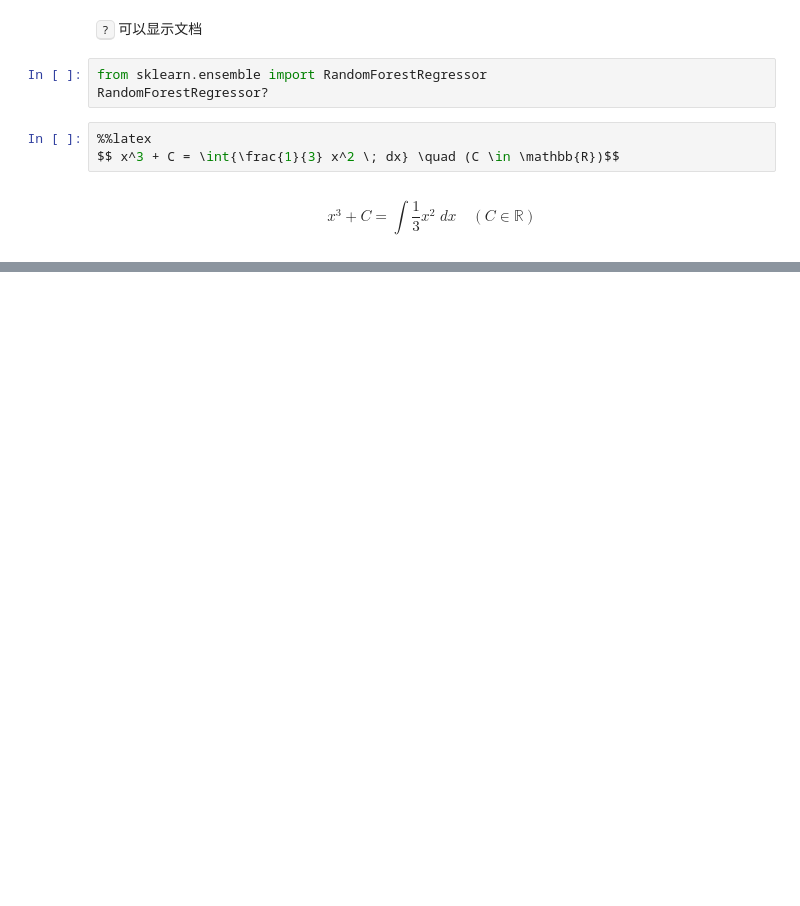
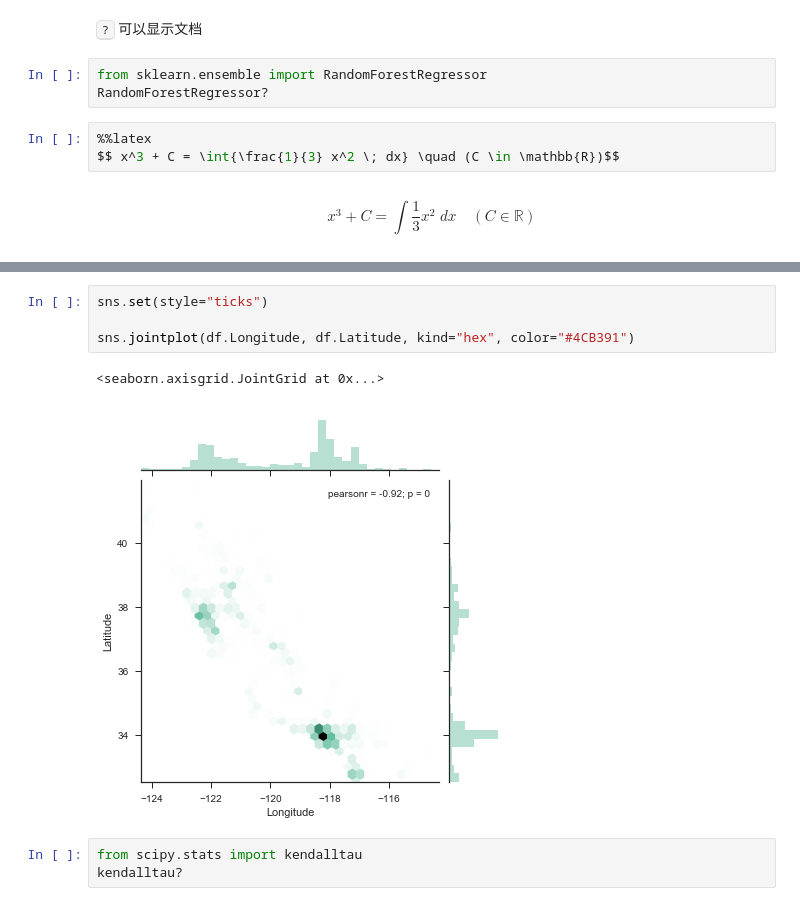
Before and after one commit to KECB/learn, a Jupyter notebook: Learn Jupyter.ipynb, the cells around one changed output, grey strips where cells are left out. Drawn from its saved outputs; the diff is of its cells as text; blank space fills up the shorter version.

```diff
--- a/Learn Jupyter.ipynb
+++ b/Learn Jupyter.ipynb
@@ -130,0 +151,10 @@ $$ x^3 + C = \int{\frac{1}{3} x^2 \; dx} \quad (C \in \mathbb{R})$$
+# %%
+sns.set(style="ticks")
+
+sns.jointplot(df.Longitude, df.Latitude, kind="hex", color="#4CB391")
+# %% [output]
+<seaborn.axisgrid.JointGrid at 0x...>
+[figure, added]
+# %%
+from scipy.stats import kendalltau
+kendalltau?
```
Also changed, not shown: parts of 7 cells of this notebook.
